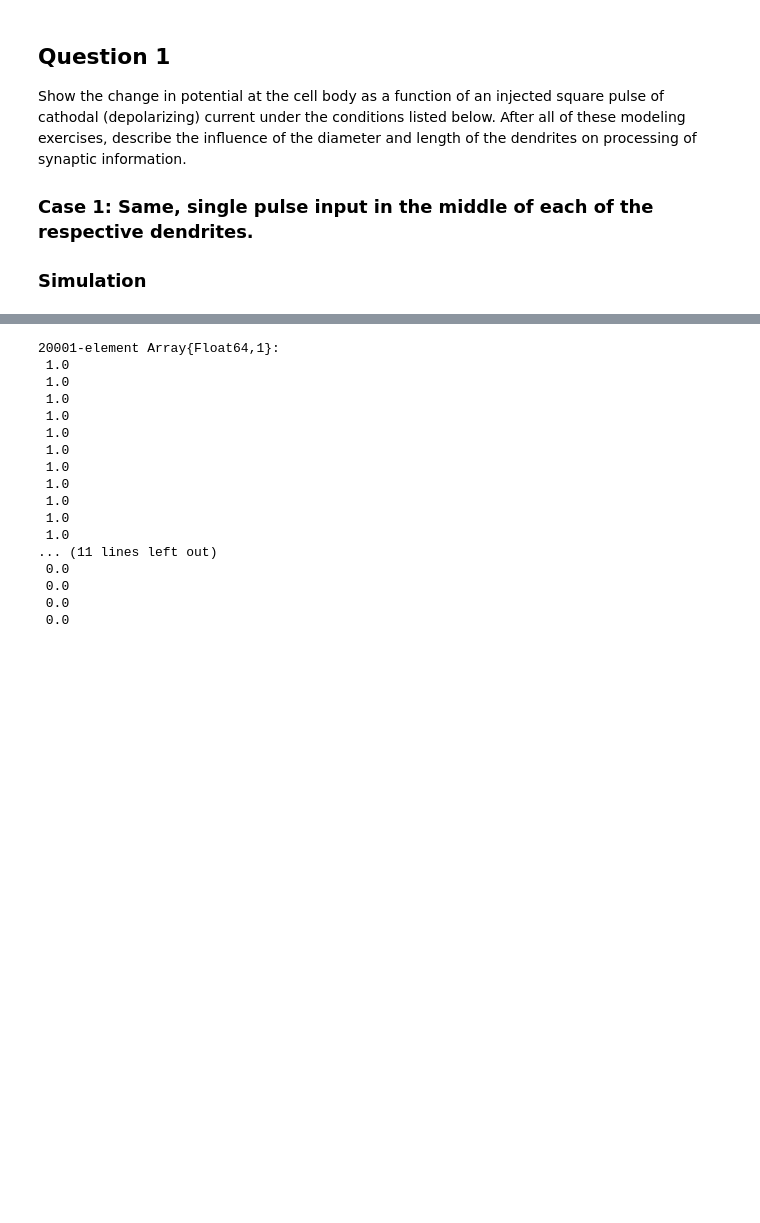
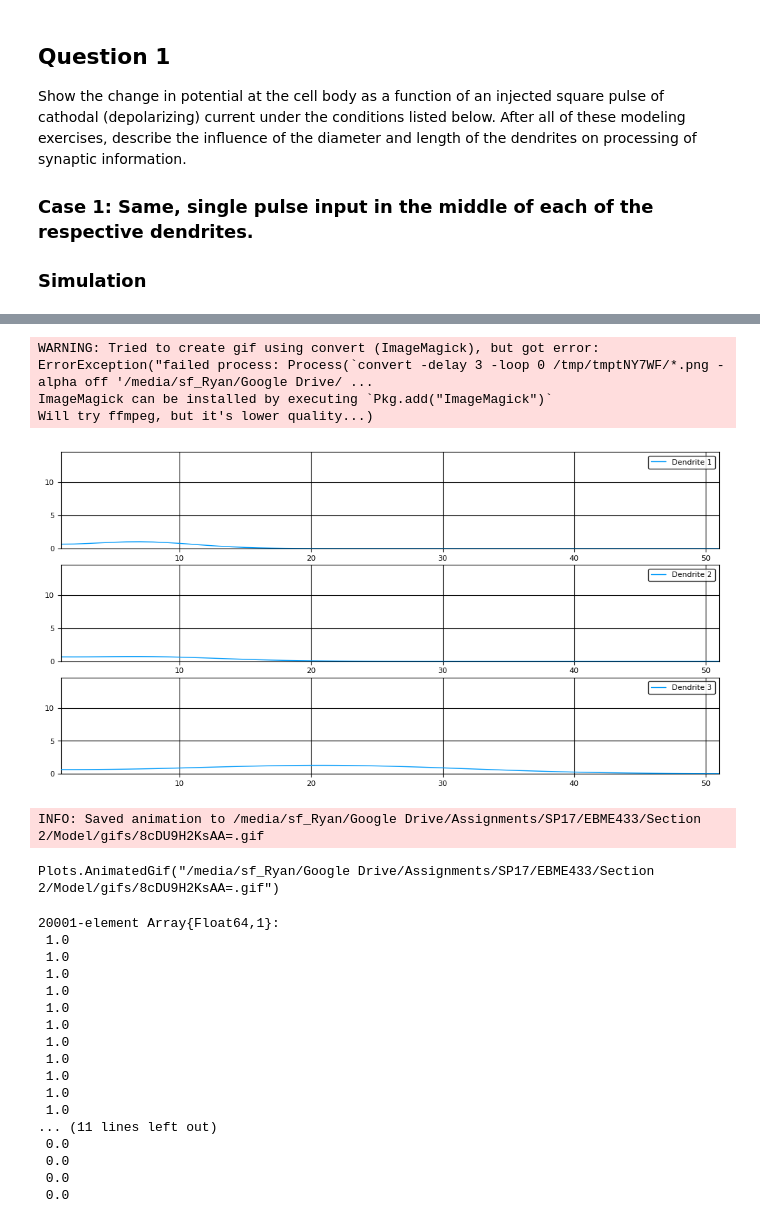
Before and after one commit to ryry0/neuron-project, a Jupyter notebook: Neuron Model.ipynb, the cells around one changed output, grey strips where cells are left out. Drawn from its saved outputs; the diff is of its cells as text; code cells hidden in the pictures; blank space fills up the shorter version.

```diff
--- a/Neuron Model.ipynb
+++ b/Neuron Model.ipynb
@@ -625,0 +630,20 @@ Several things can be immediately discerned from the image. First, compare Dendr
+# %%
+# Create the model
+model = ns.CreateModel()
+soma = ns.CreateSoma(length=soma_diam, r_m=soma_r_m, c_m=soma_c_m, r_a=soma_r_a, V_i=default_V_i)
+
+# Add the soma
+ns.AddRoot!(model, soma)
+
+# Add the dendrites
+(head1, tail1) = ns.CreateHomogenousCable(model, num_comp1, parent_id=soma.id_, length=dx1, r_m=mcint_r_md1, c_m=mcint_c_md1, r_a=mcint_r_ad1, V_i=default_V_i)
+(head2, tail2) = ns.CreateHomogenousCable(model, num_comp2, parent_id=soma.id_, length=dx2, r_m=mcint_r_md2, c_m=mcint_c_md2, r_a=mcint_r_ad2, V_i=default_V_i)
+(head3, tail3) = ns.CreateHomogenousCable(model, num_comp3, parent_id=soma.id_, length=dx3, r_m=mcint_r_md3, c_m=mcint_c_md3, r_a=mcint_r_ad3, V_i=default_V_i)
+
+# Inject the currents
+model.nodes_[head1+5].I_inj_ = inject
+model.nodes_[head2+5].I_inj_ = inject
+model.nodes_[head3+19].I_inj_ = inject3
+
+# Simulate
+(dV, V, A, b, soln) = ns.Simulate(model, time, delta_t);
@@ -626,3 +667,12 @@ Several things can be immediately discerned from the image. First, compare Dendr
+# %%
+CreateDendriteGif(soln, head3+19, [(1, head1, tail1), (1, head2, tail2), (1, head3, tail3)])
+# %% [output]
+WARNING: Tried to create gif using convert (ImageMagick), but got error: ErrorException("failed process: Process(`convert -delay 3 -loop 0 /tmp/tmptNY7WF/*.png -alpha off '/media/sf_Ryan/Google Drive/ ...
+ImageMagick can be installed by executing `Pkg.add("ImageMagick")`
+Will try ffmpeg, but it's lower quality...)
+[figure, added]
+INFO: Saved animation to /media/sf_Ryan/Google Drive/Assignments/SP17/EBME433/Section 2/Model/gifs/8cDU9H2KsAA=.gif
+Plots.AnimatedGif("/media/sf_Ryan/Google Drive/Assignments/SP17/EBME433/Section 2/Model/gifs/8cDU9H2KsAA=.gif")
 # %%
 
    * Multiple input pulses of current at equidistance from the cell body for each dendrite for several frequencies.
```
Also changed, not shown: parts of 6 cells of this notebook, 1 other file.
